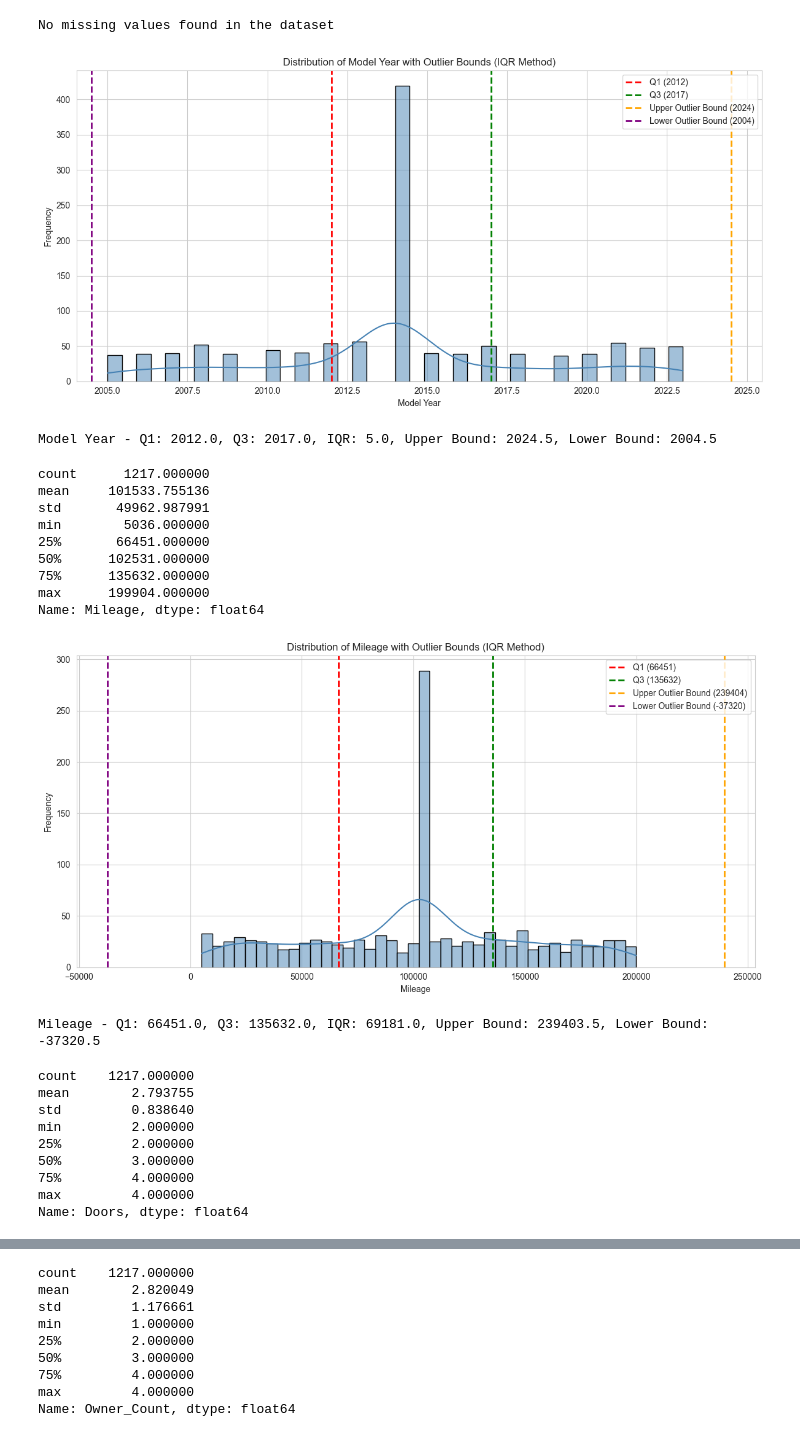
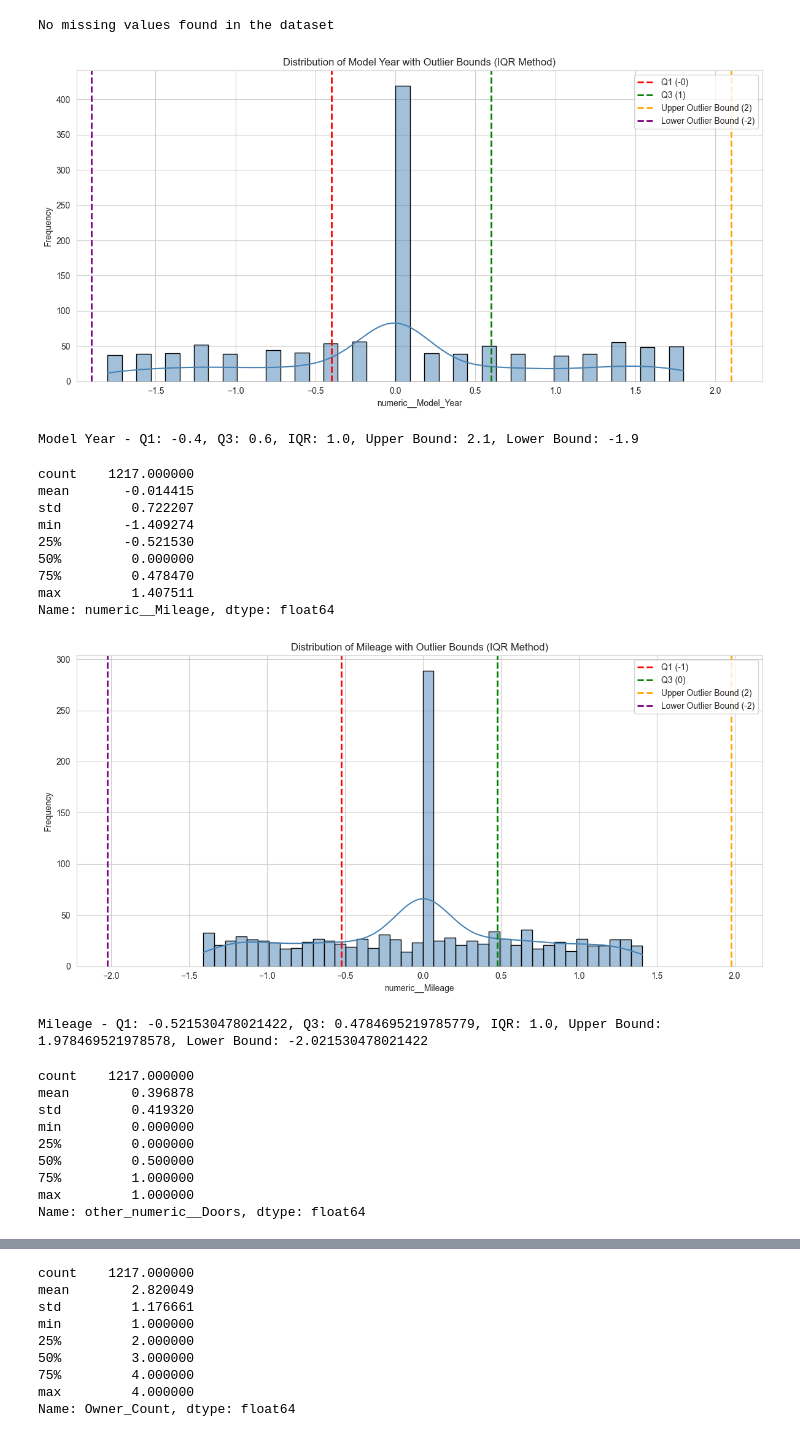
Before and after one commit to FinalFinalV2/Feature-Engineering-Building-ML-Pipeline-, a Jupyter notebook: cleaned_analysis.ipynb, the cells around one changed output, grey strips where cells are left out. Drawn from its saved outputs; the diff is of its cells as text; code cells hidden in the pictures.

```diff
--- a/cleaned_analysis.ipynb
+++ b/cleaned_analysis.ipynb
@@ -8,7 +8,7 @@ sns.set_style("whitegrid")
 plt.rcParams['figure.figsize'] = (12, 6)
 plt.rcParams['font.size'] = 10
 # %%
-file_path = 'C:\\Users\\zalew\\OneDrive\\Desktop\\Projects\\Feature-Engineering-Building-ML-Pipeline-\\data\\cleaned_by_pipeline.csv'
+file_path = 'C:\\Users\\zalew\\OneDrive\\Desktop\\Projects\\Feature-Engineering-Building-ML-Pipeline-\\data\\processed_data.csv'
 df = pd.read_csv(file_path)
 
 # Display basic information about dataset shape
@@ -63,75 +63,75 @@ else:
 # %% [output]
 No missing values found in the dataset
 # %%
-Q1 = df['Model_Year'].quantile(0.25)
-Q3 = df['Model_Year'].quantile(0.75)
+Q1 = df['numeric__Model_Year'].quantile(0.25)
+Q3 = df['numeric__Model_Year'].quantile(0.75)
 IQR = Q3 - Q1
 upper_bound = Q3 + 1.5 * IQR
 lower_bound = Q1 - 1.5 * IQR
 
 plt.figure(figsize=(12, 6))
-sns.histplot(df['Model_Year'], bins=40, kde=True, color='steelblue', edgecolor='black')
+sns.histplot(df['numeric__Model_Year'], bins=40, kde=True, color='steelblue', edgecolor='black')
 plt.axvline(Q1, color='red', linestyle='--', linewidth=2, label=f'Q1 ({Q1:.0f})')
 plt.axvline(Q3, color='green', linestyle='--', linewidth=2, label=f'Q3 ({Q3:.0f})')
 plt.axvline(upper_bound, color='orange', linestyle='--', linewidth=2, label=f'Upper Outlier Bound ({upper_bound:.0f})')
 plt.axvline(lower_bound, color='purple', linestyle='--', linewidth=2, label=f'Lower Outlier Bound ({lower_bound:.0f})')
 plt.legend()
 plt.title('Distribution of Model Year with Outlier Bounds (IQR Method)')
-plt.xlabel('Model Year')
+plt.xlabel('numeric__Model_Year')
 plt.ylabel('Frequency')
 plt.tight_layout()
 plt.show()
 
 print(f"Model Year - Q1: {Q1}, Q3: {Q3}, IQR: {IQR}, Upper Bound: {upper_bound}, Lower Bound: {lower_bound}")
 # %% [output]
-[figure, old version]
+[figure, new version]
-Model Year - Q1: 2012.0, Q3: 2017.0, IQR: 5.0, Upper Bound: 2024.5, Lower Bound: 2004.5
+Model Year - Q1: -0.4, Q3: 0.6, IQR: 1.0, Upper Bound: 2.1, Lower Bound: -1.9
 # %%
-print(df['Mileage'].describe())
+print(df['numeric__Mileage'].describe())
 # %% [output]
-count      1217.000000
-mean     101533.755136
-std       49962.987991
-min        5036.000000
-25%       66451.000000
-50%      102531.000000
-75%      135632.000000
-max      199904.000000
-Name: Mileage, dtype: float64
+count    1217.000000
+mean       -0.014415
+std         0.722207
+min        -1.409274
+25%        -0.521530
+50%         0.000000
+75%         0.478470
+max         1.407511
+Name: numeric__Mileage, dtype: float64
 # %%
-Q1 = df['Mileage'].quantile(0.25)
-Q3 = df['Mileage'].quantile(0.75)
+Q1 = df['numeric__Mileage'].quantile(0.25)
+Q3 = df['numeric__Mileage'].quantile(0.75)
 IQR = Q3 - Q1
 upper_bound = Q3 + 1.5 * IQR
 lower_bound = Q1 - 1.5 * IQR
 
 plt.figure(figsize=(12, 6))
-sns.histplot(df['Mileage'], bins=40, kde=True, color='steelblue', edgecolor='black')
+sns.histplot(df['numeric__Mileage'], bins=40, kde=True, color='steelblue', edgecolor='black')
 plt.axvline(Q1, color='red', linestyle='--', linewidth=2, label=f'Q1 ({Q1:.0f})')
 plt.axvline(Q3, color='green', linestyle='--', linewidth=2, label=f'Q3 ({Q3:.0f})')
 plt.axvline(upper_bound, color='orange', linestyle='--', linewidth=2, label=f'Upper Outlier Bound ({upper_bound:.0f})')
 plt.axvline(lower_bound, color='purple', linestyle='--', linewidth=2, label=f'Lower Outlier Bound ({lower_bound:.0f})')
 plt.legend()
 plt.title('Distribution of Mileage with Outlier Bounds (IQR Method)')
-plt.xlabel('Mileage')
+plt.xlabel('numeric__Mileage')
 plt.ylabel('Frequency')
 plt.tight_layout()
 plt.show()
 
 print(f"Mileage - Q1: {Q1}, Q3: {Q3}, IQR: {IQR}, Upper Bound: {upper_bound}, Lower Bound: {lower_bound}")
 # %% [output]
-[figure, old version]
+[figure, new version]
-Mileage - Q1: 66451.0, Q3: 135632.0, IQR: 69181.0, Upper Bound: 239403.5, Lower Bound: -37320.5
+Mileage - Q1: -0.521530478021422, Q3: 0.4784695219785779, IQR: 1.0, Upper Bound: 1.978469521978578, Lower Bound: -2.021530478021422
 # %%
-print(df['Doors'].describe())
+print(df['other_numeric__Doors'].describe())
 # %% [output]
 count    1217.000000
-mean        2.793755
-std         0.838640
-min         2.000000
-25%         2.000000
-50%         3.000000
-75%         4.000000
-max         4.000000
-Name: Doors, dtype: float64
+mean        0.396878
+std         0.419320
+min         0.000000
+25%         0.000000
+50%         0.500000
+75%         1.000000
+max         1.000000
+Name: other_numeric__Doors, dtype: float64
 # %%
```
Also changed, not shown: parts of 12 cells of this notebook, 3 other files.
